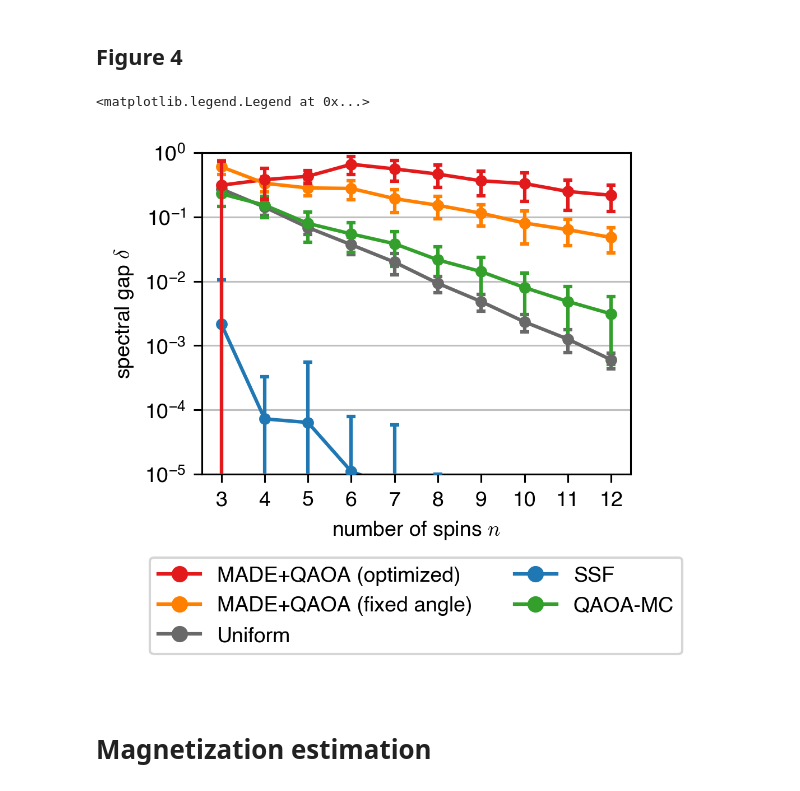
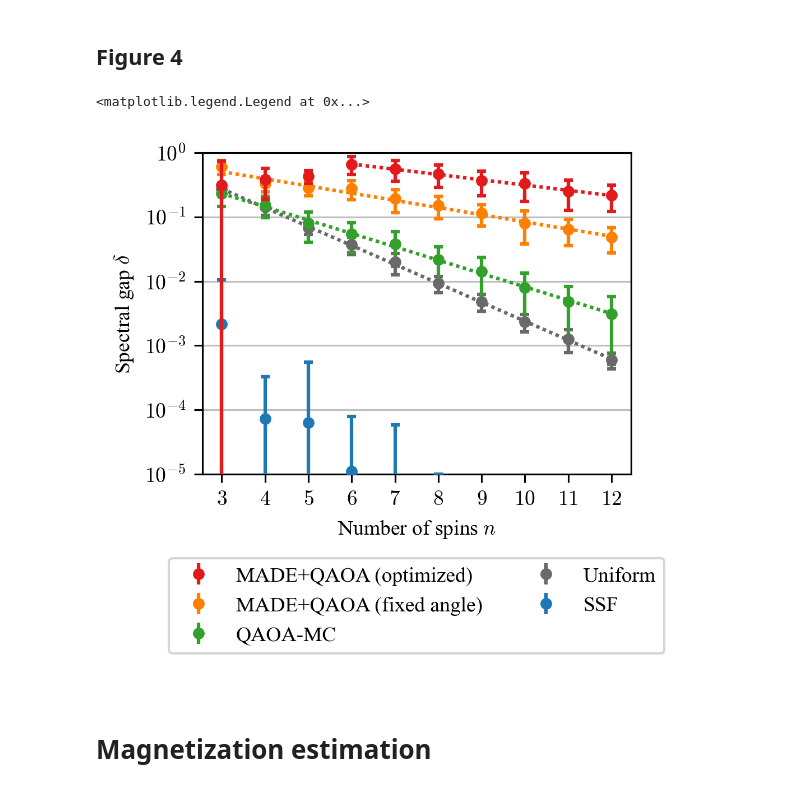
Before and after one commit to yuichiro-nakano/data_for_qaoa-made-mcmc, a Jupyter notebook: figure/make_fig.ipynb, the cells around one changed output. Saved outputs shown, nothing was run; the diff lists cells and outputs as text; code cells hidden in the pictures.

```diff
--- a/figure/make_fig.ipynb
+++ b/figure/make_fig.ipynb
@@ -68,3 +85,17 @@ std_gap_data = np.std(gap_data, axis=3)
 
 mean_gap_add_data = np.average(gap_add_data, axis=3)
 std_gap_add_data = np.std(gap_add_data, axis=3)
+# %%
+def exp_func(x, a):
+    return 2**(-a*x)
+
+def exp_func_2(x, a, b):
+    return 2**(-a*(x+b))
+
+def exp_fit(x_data, y_data, y_std):
+    l_popt, l_pcov = curve_fit(exp_func, x_data, y_data, sigma=y_std, maxfev=10000, check_finite=False)
+    return exp_func(x_data, *l_popt), l_popt, l_pcov
+
+def exp_fit_2(x_data, y_data, y_std):
+    l_popt, l_pcov = curve_fit(exp_func_2, x_data, y_data, sigma=y_std, maxfev=10000, check_finite=False)
+    return exp_func_2(x_data, *l_popt), l_popt, l_pcov
@@ -156,49 +269,49 @@ fontsize = 9
 fig4, ax4 = plt.subplots(2,1, figsize=(3.29,4), gridspec_kw=dict(height_ratios=[5,2], hspace=0.3), dpi=300)
 
 ax4[0].errorbar(n_spin_list, mean_gap_add_data[4,:,0], std_gap_add_data[4,:,0], color=red, linestyle='none', marker='o', markersize=markersize, capsize=capsize, capthick=capthick, elinewidth=elinewidth, label='MADE+QAOA (optimized)', zorder=5)
 ax4[0].errorbar(n_spin_list, mean_gap_add_data[4,:,1], std_gap_add_data[4,:,1], color=orange, linestyle='none', marker='o', markersize=markersize, capsize=capsize, capthick=capthick, elinewidth=elinewidth, label='MADE+QAOA (fixed angle)', zorder=4)
 ax4[0].errorbar(n_spin_list, mean_gap_data[4,:,2], std_gap_data[4,:,2], color='dimgrey', linestyle='none', marker='o', markersize=markersize, capsize=capsize, capthick=capthick, elinewidth=elinewidth, label='Uniform', zorder=4)
 ax4[0].errorbar(n_spin_list, mean_gap_data[4,:,3], std_gap_data[4,:,3], color=blue, linestyle='none', marker='o', markersize=markersize, capsize=capsize, capthick=capthick, elinewidth=elinewidth, label='SSF', zorder=4)
 ax4[0].errorbar(n_spin_list, mean_gap_data[4,:,4], std_gap_data[4,:,4], color=green, linestyle='none', marker='o', markersize=markersize, capsize=capsize, capthick=capthick, elinewidth=elinewidth, label='QAOA-MC', zorder=4)
 ax4[0].set_xticks(n_spin_list)
 
-ax4[0].plot(n_spin_list, mean_gap_add_data[4,:,0], color=red, linewidth=linewidth)
-ax4[0].plot(n_spin_list, mean_gap_add_data[4,:,1], color=orange, linewidth=linewidth)
-ax4[0].plot(n_spin_list, mean_gap_data[4,:,2], color='dimgrey', linewidth=linewidth)
-ax4[0].plot(n_spin_list, mean_gap_data[4,:,3], color=blue, linewidth=linewidth)
-ax4[0].plot(n_spin_list, mean_gap_data[4,:,4], color=green, linewidth=linewidth)
+ax4[0].plot(*scaling_plot_data[-1,0], color=red, linewidth=linewidth, linestyle=linestyle)
+ax4[0].plot(*scaling_plot_data[-1,1], color=orange, linewidth=linewidth, linestyle=linestyle)
+ax4[0].plot(*scaling_plot_data[-1,2], color='dimgrey', linewidth=linewidth, linestyle=linestyle)
+ax4[0].plot(*scaling_plot_data[-1,4], color=green, linewidth=linewidth, linestyle=linestyle)
 ax4[0].grid(axis='y', color='#BFBFBF', linestyle='-', linewidth=spines)
 
-ax4[0].set_axisbelow(True) #gridを背面にする
+ax4[0].set_axisbelow(True)
 ax4[0].spines["top"].set_linewidth(spines)
 ax4[0].spines["left"].set_linewidth(spines)
 ax4[0].spines["bottom"].set_linewidth(spines)
 ax4[0].spines["right"].set_linewidth(spines)
 
 ax4[0].set_yscale("log")
 ax4[0].set_ylim(1e-5, 1e0)
-ax4[0].set_xlabel(r'number of spins $n$', fontsize=fontsize)
-ax4[0].set_ylabel(r'spectral gap $\delta$', fontsize=fontsize)
+ax4[0].set_xlabel(r'Number of spins $n$', fontsize=fontsize)
+ax4[0].set_ylabel(r'Spectral gap $\delta$', fontsize=fontsize)
 ax4[0].tick_params(labelsize=fontsize)
 ax4[0].tick_params(which='major', width=spines)
 ax4[0].minorticks_off()
 
-ax4[-1].plot([], [], marker='o', color=red, label='MADE+QAOA (optimized)', linestyle=None)
-ax4[-1].plot([], [], marker='o', color=orange, label='MADE+QAOA (fixed angle)', linestyle=None)
-ax4[-1].plot([], [], marker='o', color='dimgrey', label='Uniform', linestyle=None)
-ax4[-1].plot([], [], marker='o', color=blue, label='SSF', linestyle=None)
-ax4[-1].plot([], [], marker='o', color=green, label='QAOA-MC', linestyle=None)
+ax4[0].xaxis.set_major_formatter(FuncFormatter(math_tick))
+ax4[0].yaxis.set_major_formatter(FuncFormatter(math_exp_tick))
+
+ax4[-1].errorbar([], [], [], color=red, linestyle='none', marker='o', markersize=markersize, capsize=capsize, capthick=capthick, elinewidth=elinewidth, label='MADE+QAOA (optimized)', zorder=5)
+ax4[-1].errorbar([], [], [], color=orange, linestyle='none', marker='o', markersize=markersize, capsize=capsize, capthick=capthick, elinewidth=elinewidth, label='MADE+QAOA (fixed angle)', zorder=4)
+ax4[-1].errorbar([], [], [], color=green, linestyle='none', marker='o', markersize=markersize, capsize=capsize, capthick=capthick, elinewidth=elinewidth, label='QAOA-MC', zorder=4)
+ax4[-1].errorbar([], [], [], color='dimgrey', linestyle='none', marker='o', markersize=markersize, capsize=capsize, capthick=capthick, elinewidth=elinewidth, label='Uniform', zorder=4)
+ax4[-1].errorbar([], [], [], color=blue, linestyle='none', marker='o', markersize=markersize, capsize=capsize, capthick=capthick, elinewidth=elinewidth, label='SSF', zorder=4)
 
 for spine in ax4[-1].spines.values():
     spine.set_visible(False)
 ax4[-1].axes.get_xaxis().set_visible(False)
 ax4[-1].axes.get_yaxis().set_visible(False)
 ax4[-1].legend(fontsize=fontsize, bbox_to_anchor=(0.5,0.5), loc='center', ncol=2, frameon=True)
-
-#fig4.savefig("figure/spectral_gap_beta_10.svg", dpi=300, bbox_inches='tight')
 # %% [output]
 <matplotlib.legend.Legend at 0x...>
-[figure, old version]
+[figure, new version]
 # %% [markdown]
 # Magnetization estimation
 # %%
```
Also changed, not shown: parts of 17 cells of this notebook, 32 other files.
